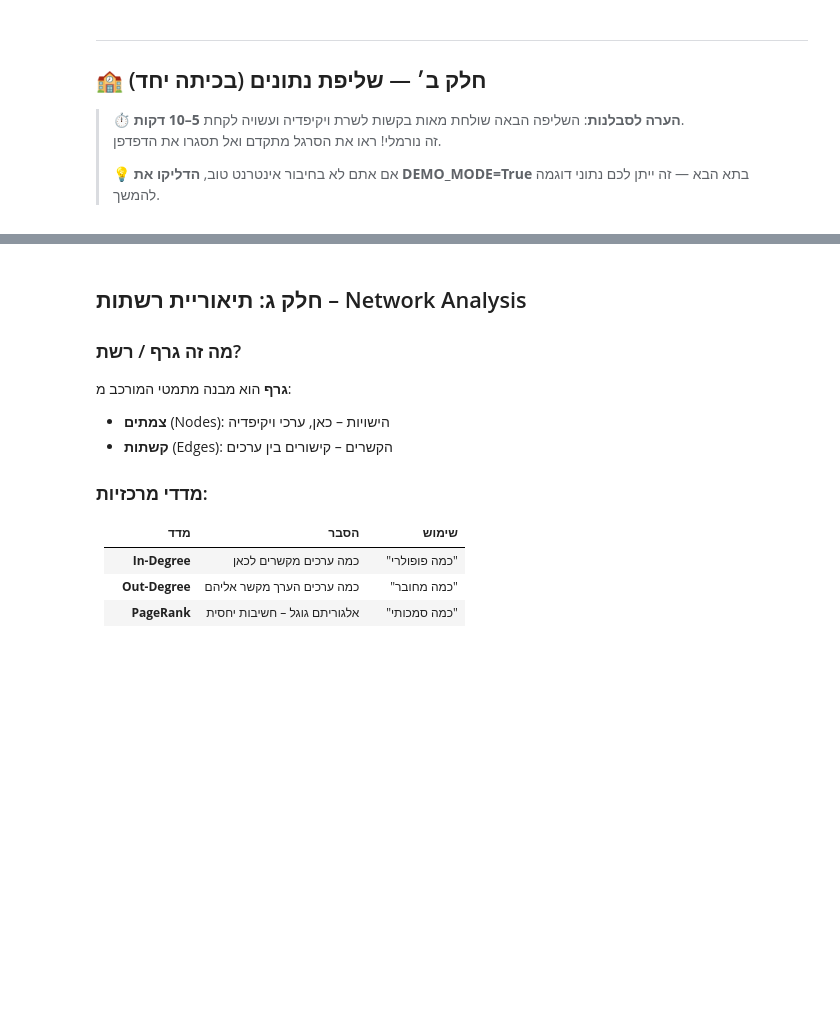
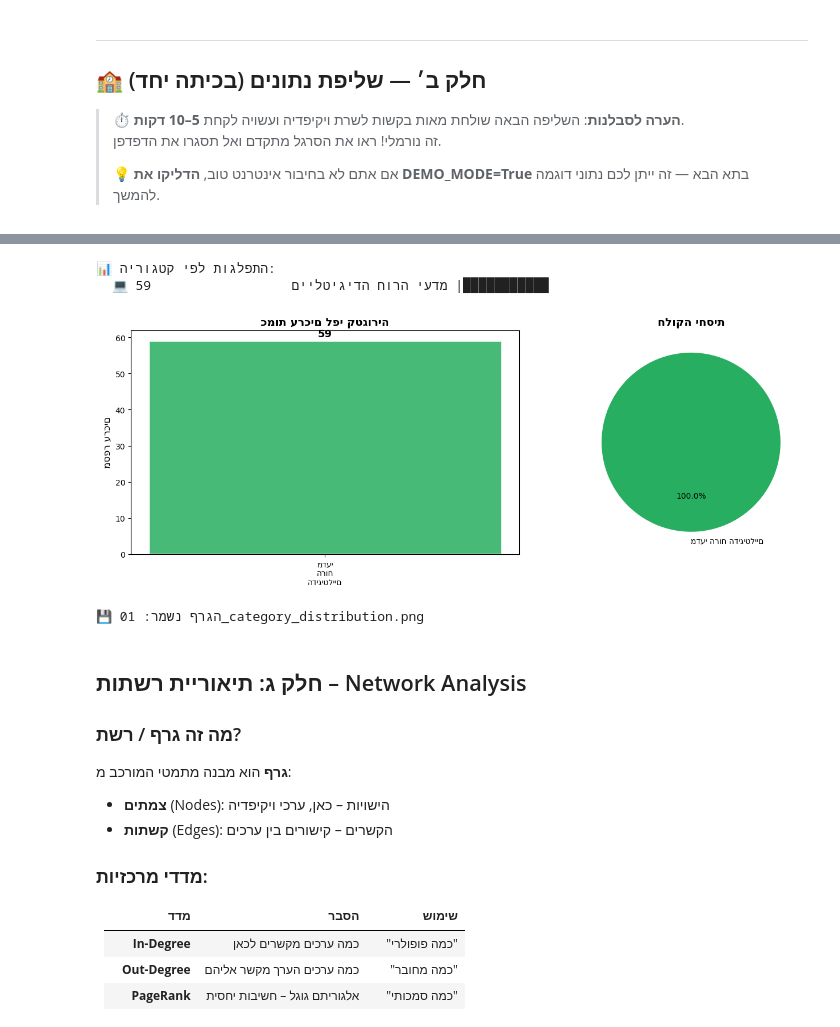
Before and after one commit to shaigordin/introdh, a Jupyter notebook: notebooks/2026wiki/01_ויקיפדיה_ורשתות_ידע.ipynb, the cells around one changed output, grey strips where cells are left out. Saved outputs shown, nothing was run; the diff lists cells and outputs as text; code cells hidden in the pictures; blank space fills up the shorter version.

Commit message:
nb1: fix 4 issues — depth=2, bidi RTL, tqdm.auto, no-code tools section

```diff
--- a/notebooks/2026wiki/01_ויקיפדיה_ורשתות_ידע.ipynb
+++ b/notebooks/2026wiki/01_ויקיפדיה_ורשתות_ידע.ipynb
@@ -463,10 +507,12 @@ else:
     category_pages = {}
 
     for cat_name, cat_info in CATEGORIES.items():
+        cat_depth = cat_info.get('depth', 1)
+        cat_max   = cat_info.get('max_pages', None)
         print(f"\n{cat_info['icon']} שולף: {cat_name}")
-        print("   (כולל תת-קטגוריות, עומק 1)")
+        print(f"   (עומק={cat_depth}, מקסימום={cat_max or 'ללא הגבלה'} ערכים)")
 
-        pages = wiki.get_category_members(cat_name, depth=1)
+        pages = wiki.get_category_members(cat_name, depth=cat_depth, max_pages=cat_max)
         category_pages[cat_name] = pages
         all_pages.extend(pages)
 
@@ -483,4 +529,5 @@ else:
 
 elapsed = _time.time() - _start
 print(f"\n⏱️ זמן שחלף: {elapsed:.0f} שניות")
+
 print("✅ נתוני הבסיס מוכנים — ממשיכים לניתוח!")
@@ -487,41 +566,51 @@ print("✅ נתוני הבסיס מוכנים — ממשיכים לניתוח!")
 # %%
 # ============================================================
 # ניתוח ראשוני: גרף התפלגות
 # ============================================================
 
 counts = df.groupby('category').size().sort_values(ascending=False)
 
 print("📊 התפלגות לפי קטגוריה:")
 for cat, n in counts.items():
     icon = CATEGORIES[cat]['icon']
     bar = '█' * (n // 5)
     print(f"  {icon} {cat[:35]:<35} {n:>4} |{bar}")
 
 # גרף
 fig, (ax1, ax2) = plt.subplots(1, 2, figsize=(14, 5))
 colors = [CATEGORIES[c]['color'] for c in counts.index]
 
+# תיקון כיוון עברית ב-matplotlib באמצעות python-bidi
+def rtl(text):
+    """מכין מחרוזת עברית לתצוגה תקינה בגרפי matplotlib."""
+    return get_display(text)
+
 # עמודות
 bars = ax1.bar(range(len(counts)), counts.values,
                color=colors, alpha=0.85, edgecolor='white', linewidth=2)
 ax1.set_xticks(range(len(counts)))
-ax1.set_xticklabels([c.replace(' ', '\n') for c in counts.index], fontsize=10)
-ax1.set_ylabel('מספר ערכים', fontsize=12)
-ax1.set_title('כמות ערכים לפי קטגוריה', fontsize=14, fontweight='bold')
+ax1.set_xticklabels([rtl(c).replace(' ', '\n') for c in counts.index], fontsize=10)
+ax1.set_ylabel(rtl('מספר ערכים'), fontsize=12)
+ax1.set_title(rtl('כמות ערכים לפי קטגוריה'), fontsize=14, fontweight='bold')
 for bar, val in zip(bars, counts.values):
     ax1.text(bar.get_x() + bar.get_width()/2., bar.get_height() + 0.5,
              str(val), ha='center', va='bottom', fontsize=13, fontweight='bold')
 
 # עוגה
-ax2.pie(counts.values, labels=counts.index, colors=colors,
+ax2.pie(counts.values, labels=[rtl(c) for c in counts.index], colors=colors,
         autopct='%1.1f%%', startangle=90,
         textprops={'fontsize': 10})
-ax2.set_title('חלוקה יחסית', fontsize=14, fontweight='bold')
+ax2.set_title(rtl('חלוקה יחסית'), fontsize=14, fontweight='bold')
 
-plt.tight_layout()
+print("💾 הגרף נשמר: 01_category_distribution.png")
+
+plt.tight_layout()plt.show()
 plt.savefig('01_category_distribution.png', dpi=150, bbox_inches='tight')
-plt.show()
-print("💾 הגרף נשמר: 01_category_distribution.png")
+# %% [output]
+📊 התפלגות לפי קטגוריה:
+  💻 מדעי הרוח הדיגיטליים                  59 |███████████
+[figure, added]
+💾 הגרף נשמר: 01_category_distribution.png
 # %% [markdown]
 ## חלק ג: תיאוריית רשתות – Network Analysis
 
```
Also changed, not shown: parts of 8 cells of this notebook, 1 other file.
